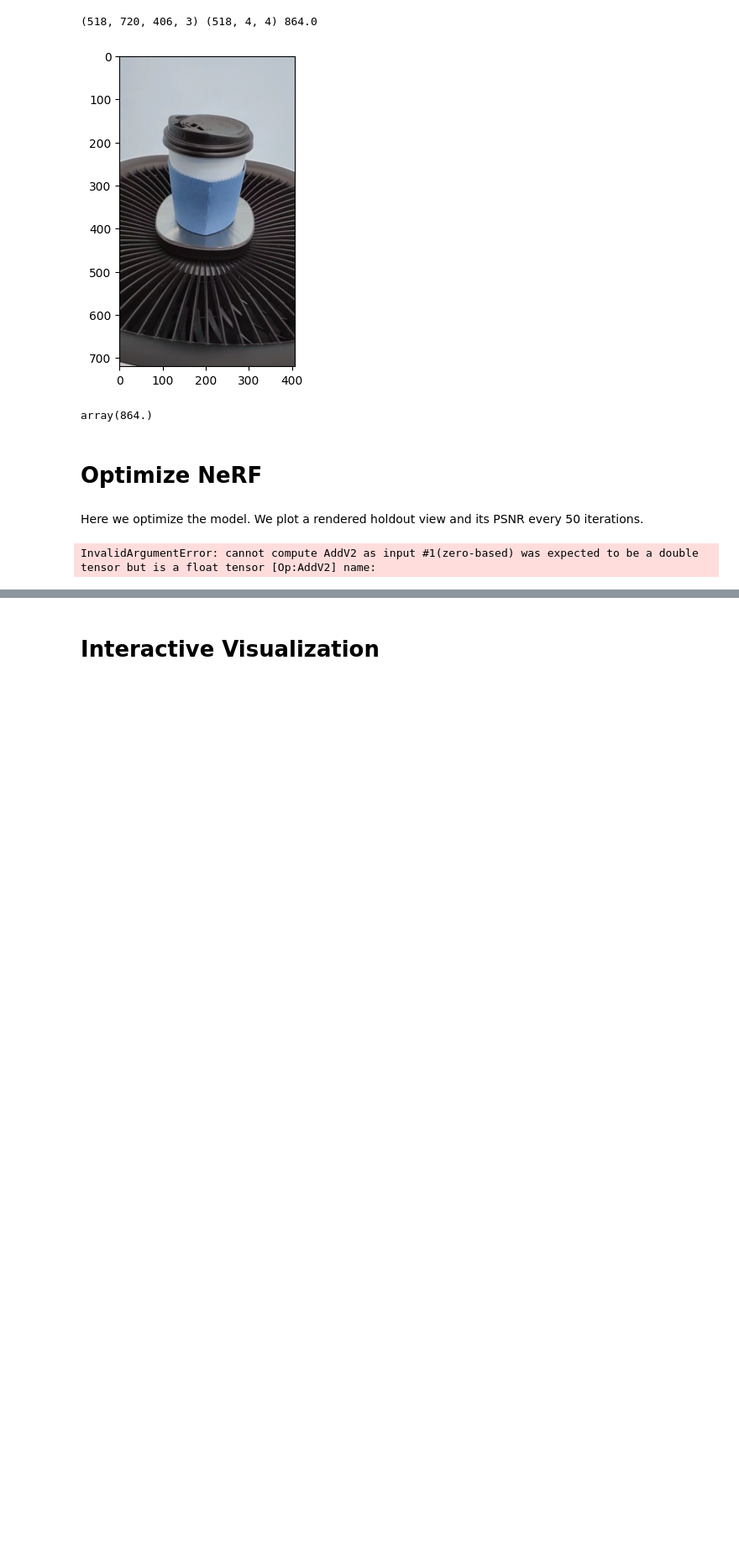
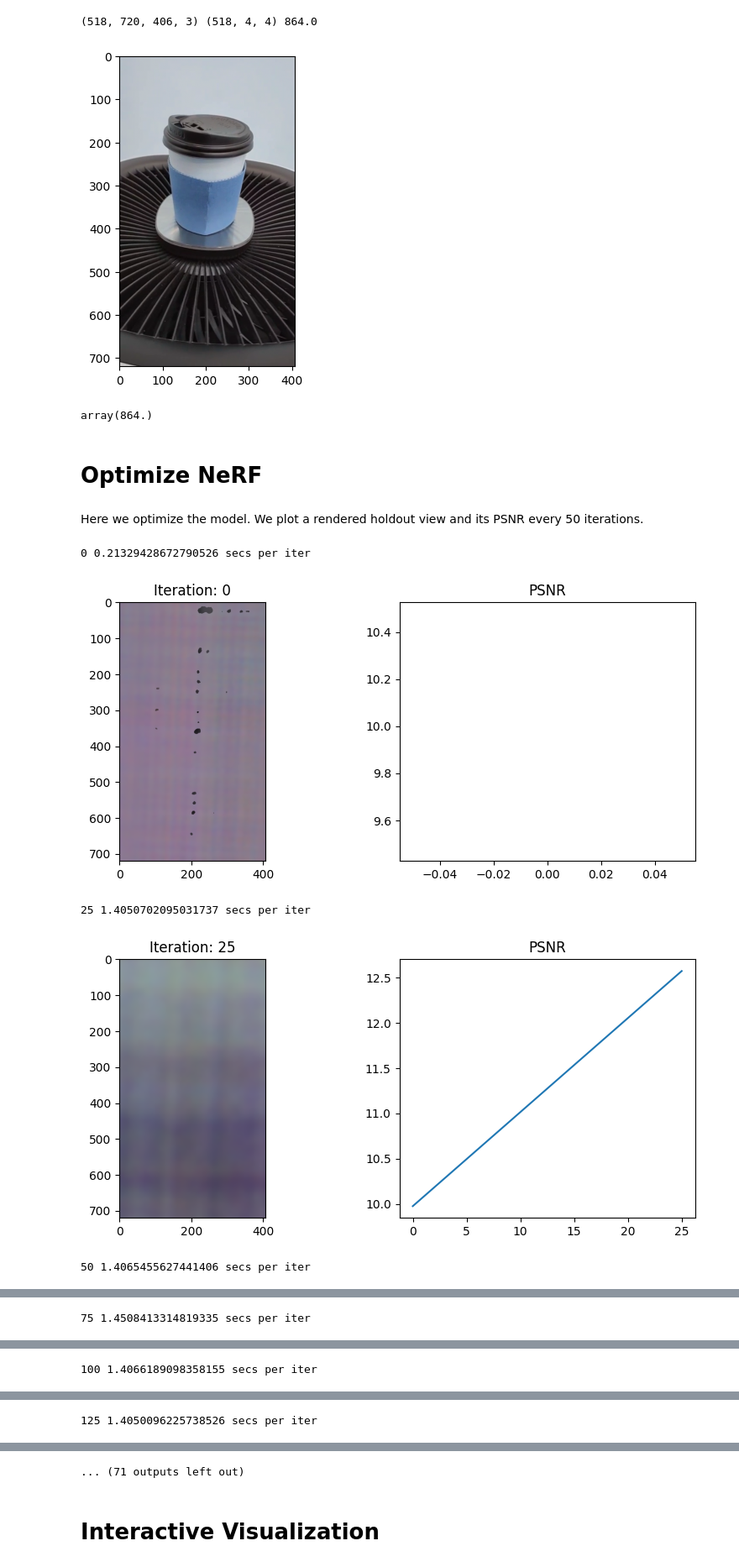
Before and after one commit to MyeongGuJo/3D-reconstruction, a Jupyter notebook: tiny_nerf.ipynb, the cells around one changed output, grey strips where cells are left out. Shown at 84% size. Drawn from its saved outputs; the diff is of its cells as text; code cells hidden in the pictures; blank space fills up the shorter version.

```diff
--- a/tiny_nerf.ipynb
+++ b/tiny_nerf.ipynb
@@ -39,5 +39,6 @@ os.listdir('drive/MyDrive/nerf/')
 # %%
-data = np.load('drive/MyDrive/nerf/coffee_data.npz')
+data = np.load('drive/MyDrive/nerf/coffee_data_samll.npz')
+# data = np.load('coffee_data.npz')
 images = data['images'] / 255
 poses = data['poses']
 focal = data['focal']
@@ -95,6 +96,8 @@ def get_rays(H, W, focal, c2w):
     dirs = tf.stack([(i-W*.5)/focal, -(j-H*.5)/focal, -tf.ones_like(i)], -1)
     rays_d = tf.reduce_sum(dirs[..., np.newaxis, :] * c2w[:3,:3], -1)
     rays_o = tf.broadcast_to(c2w[:3,-1], tf.shape(rays_d))
+    rays_o = tf.cast(rays_o, tf.float32)
+    rays_d = tf.cast(rays_d, tf.float32)
     return rays_o, rays_d
 
 
@@ -136,7 +139,7 @@ Here we optimize the model. We plot a rendered holdout view and its PSNR every 5
 model = init_model()
 optimizer = tf.keras.optimizers.Adam(5e-4)
 
-N_samples = 64
+N_samples = 4
 N_iters = 1000
 psnrs = []
 iternums = []
@@ -153,31 +156,35 @@ for i in range(N_iters+1):
     with tf.GradientTape() as tape:
         rgb, depth, acc = render_rays(model, rays_o, rays_d, near=2., far=6., N_samples=N_samples, rand=True)
         loss = tf.reduce_mean(tf.square(rgb - target))
     gradients = tape.gradient(loss, model.trainable_variables)
     optimizer.apply_gradients(zip(gradients, model.trainable_variables))
 
     if i%i_plot==0:
         print(i, (time.time() - t) / i_plot, 'secs per iter')
         t = time.time()
 
         # Render the holdout view for logging
         rays_o, rays_d = get_rays(H, W, focal, testpose)
         rgb, depth, acc = render_rays(model, rays_o, rays_d, near=2., far=6., N_samples=N_samples)
         loss = tf.reduce_mean(tf.square(rgb - testimg))
         psnr = -10. * tf.math.log(loss) / tf.math.log(10.)
 
         psnrs.append(psnr.numpy())
         iternums.append(i)
 
         plt.figure(figsize=(10,4))
         plt.subplot(121)
         plt.imshow(rgb)
         plt.title(f'Iteration: {i}')
         plt.subplot(122)
         plt.plot(iternums, psnrs)
         plt.title('PSNR')
         plt.show()
 
 print('Done')
 # %% [output]
-InvalidArgumentError: cannot compute AddV2 as input #1(zero-based) was expected to be a double tensor but is a float tensor [Op:AddV2] name:
+0 0.21329428672790526 secs per iter
+[figure, added]
+25 1.4050702095031737 secs per iter
+[figure, added]
+50 1.4065455627441406 secs per iter
@@ -183,0 +192 @@ InvalidArgumentError: cannot compute AddV2 as input #1(zero-based) was expected
+75 1.4508413314819335 secs per iter
@@ -183,0 +194 @@ InvalidArgumentError: cannot compute AddV2 as input #1(zero-based) was expected
+100 1.4066189098358155 secs per iter
@@ -183,0 +196 @@ InvalidArgumentError: cannot compute AddV2 as input #1(zero-based) was expected
+125 1.4050096225738526 secs per iter
@@ -184,3 +198,4 @@ InvalidArgumentError: cannot compute AddV2 as input #1(zero-based) was expected
+... (71 outputs left out)
 # %% [markdown]
 # Interactive Visualization
 # %%
```
Also changed, not shown: parts of 4 cells of this notebook.
